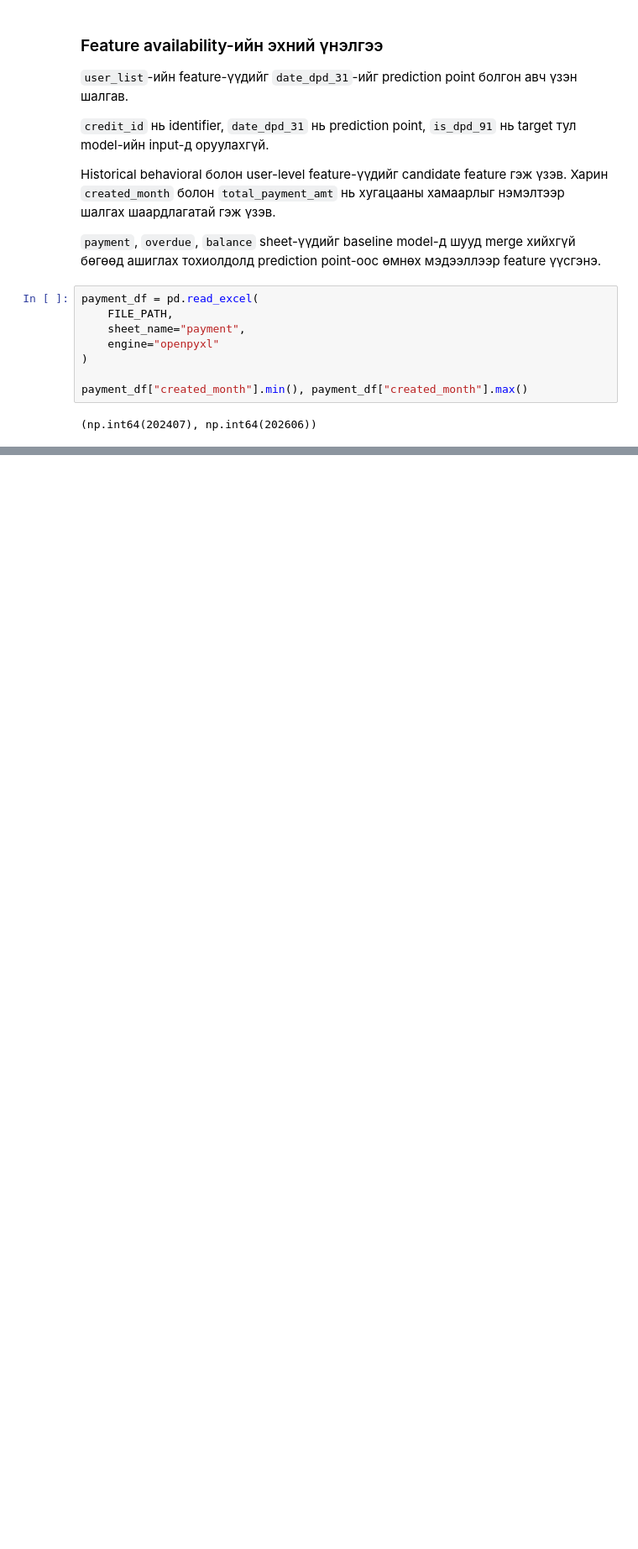
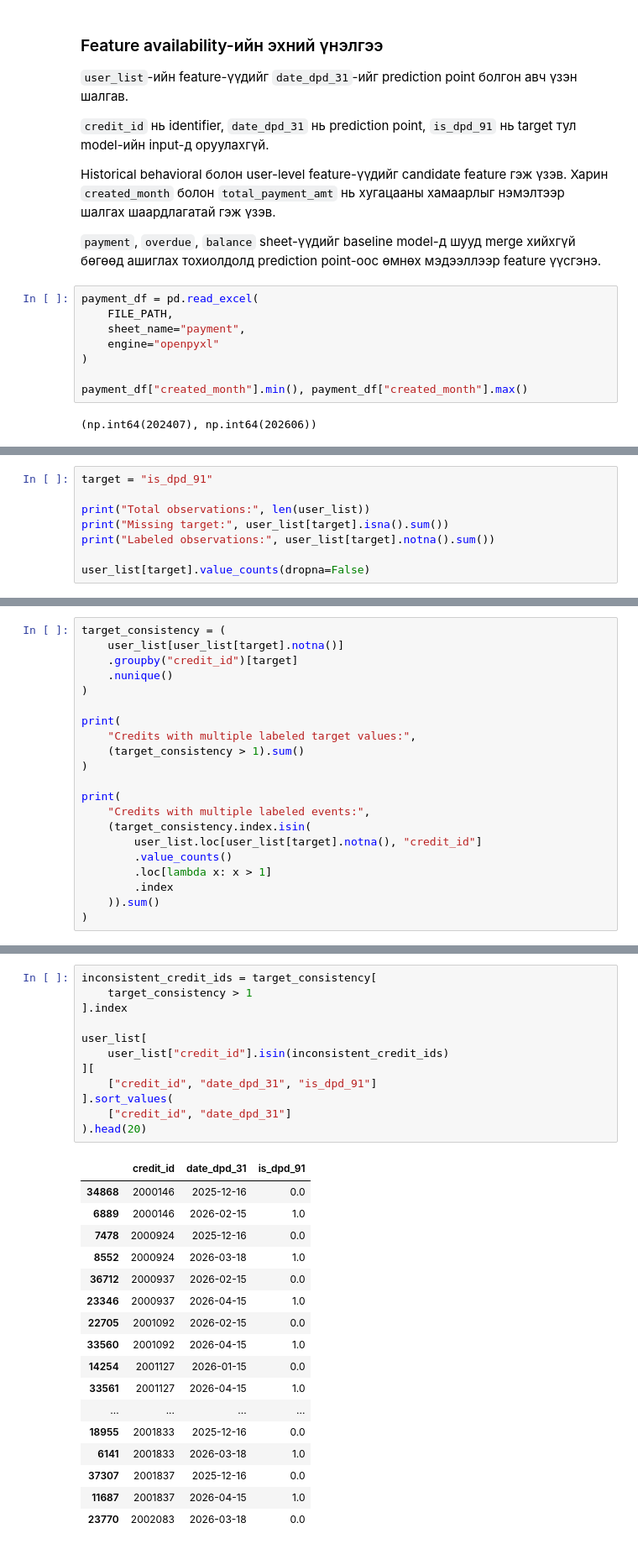
Before and after one commit to Khishigjargal42/toki_ds_task, a Jupyter notebook: notebooks/01_Toki_DPD91_Model.ipynb, the cells around one changed output, grey strips where cells are left out. Shown at 84% size. Cells and saved outputs as stored; diff of their text form; blank space fills up the shorter version.

```diff
--- a/notebooks/01_Toki_DPD91_Model.ipynb
+++ b/notebooks/01_Toki_DPD91_Model.ipynb
@@ -783,0 +891,8 @@ payment_df["created_month"].min(), payment_df["created_month"].max()
+# %%
+target = "is_dpd_91"
+
+print("Total observations:", len(user_list))
+print("Missing target:", user_list[target].isna().sum())
+print("Labeled observations:", user_list[target].notna().sum())
+
+user_list[target].value_counts(dropna=False)
@@ -783,0 +980,21 @@ payment_df["created_month"].min(), payment_df["created_month"].max()
+# %%
+target_consistency = (
+    user_list[user_list[target].notna()]
+    .groupby("credit_id")[target]
+    .nunique()
+)
+
+print(
+    "Credits with multiple labeled target values:",
+    (target_consistency > 1).sum()
+)
+
+print(
+    "Credits with multiple labeled events:",
+    (target_consistency.index.isin(
+        user_list.loc[user_list[target].notna(), "credit_id"]
+        .value_counts()
+        .loc[lambda x: x > 1]
+        .index
+    )).sum()
+)
@@ -783,0 +1004,30 @@ payment_df["created_month"].min(), payment_df["created_month"].max()
+# %%
+inconsistent_credit_ids = target_consistency[
+    target_consistency > 1
+].index
+
+user_list[
+    user_list["credit_id"].isin(inconsistent_credit_ids)
+][
+    ["credit_id", "date_dpd_31", "is_dpd_91"]
+].sort_values(
+    ["credit_id", "date_dpd_31"]
+).head(20)
+# %% [output]
+|  | credit_id | date_dpd_31 | is_dpd_91 |
+| 34868 | 2000146 | 2025-12-16 | 0.0 |
+| 6889 | 2000146 | 2026-02-15 | 1.0 |
+| 7478 | 2000924 | 2025-12-16 | 0.0 |
+| 8552 | 2000924 | 2026-03-18 | 1.0 |
+| 36712 | 2000937 | 2026-02-15 | 0.0 |
+| 23346 | 2000937 | 2026-04-15 | 1.0 |
+| 22705 | 2001092 | 2026-02-15 | 0.0 |
+| 33560 | 2001092 | 2026-04-15 | 1.0 |
+| 14254 | 2001127 | 2026-01-15 | 0.0 |
+| 33561 | 2001127 | 2026-04-15 | 1.0 |
+| ... | ... | ... | ... |
+| 18955 | 2001833 | 2025-12-16 | 0.0 |
+| 6141 | 2001833 | 2026-03-18 | 1.0 |
+| 37307 | 2001837 | 2025-12-16 | 0.0 |
+| 11687 | 2001837 | 2026-04-15 | 1.0 |
+| 23770 | 2002083 | 2026-03-18 | 0.0 |
```
Also changed, not shown: parts of 11 cells of this notebook.
